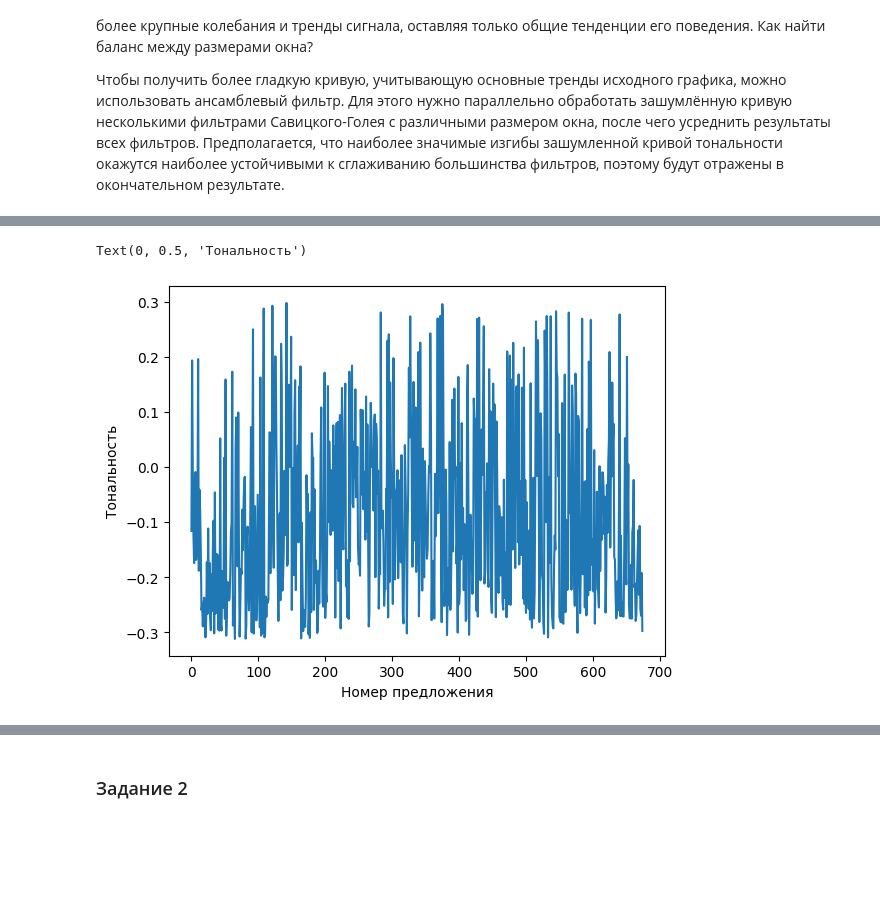
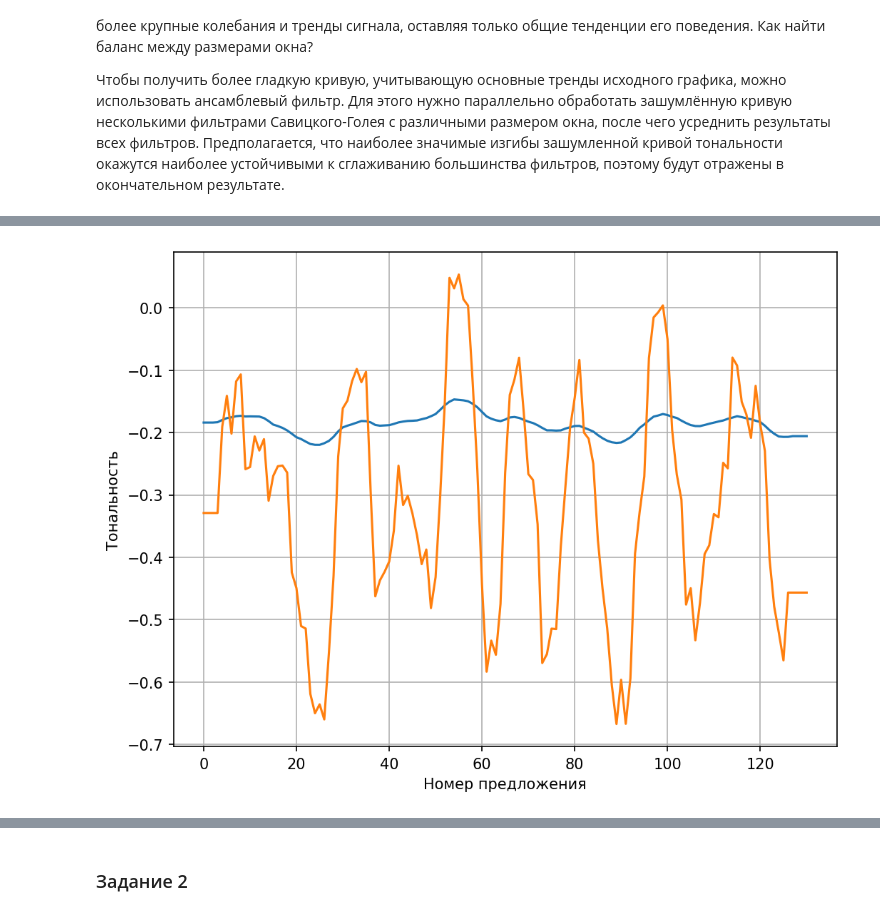
Before and after one commit to Eshasss/i-love-crispy-laptops, a Jupyter notebook: CompLing/CompLing 9 - Sentiment Analysis/27.02.2025_sentiment_analysis.ipynb, the cells around one changed output, grey strips where cells are left out. Cells and saved outputs as stored; diff of their text form; code cells hidden in the pictures; blank space fills up the shorter version.

```diff
--- a/CompLing/CompLing 9 - Sentiment Analysis/27.02.2025_sentiment_analysis.ipynb
+++ b/CompLing/CompLing 9 - Sentiment Analysis/27.02.2025_sentiment_analysis.ipynb
@@ -30,6 +32,6 @@ from scipy.signal import savgol_filter
 # %%
 # Прочитаем текст из целевого файла.
 # Не забудьте загрузить его, используя вкладку "Файлы" слева сбоку
-with open('text.txt', 'r', encoding='utf-8') as f:
+with open('text1.txt', 'r', encoding='utf-8') as f:
     text = f.read()
 # ВАШ КОД ЗДЕСЬ
@@ -44,12 +40,14 @@ def clean_text(text: str) -> str:
     # Заменяем переносы строк на пробелы, убираем лишние пробелы
 
     # ВАШ КОД ЗДЕСЬ
-    for i in range(len(text)):
-        if text[i] == "\n" and unicodedata.category(text[i-1]).startswith("P"):
-            #print('aaaa')
-            text = text.replace(text[i], ' ')
-        elif  text[i] == "\n":
-            text = text.replace(text[i], '. ')
+    # for i in range(len(text)):
+    #     if text[i] == "\n" and unicodedata.category(text[i-1]).startswith("P"):
+    #         #print('aaaa')
+    #         text = text.replace(text[i], ' ')
+    #     elif  text[i] == "\n":
+    #         text = text.replace(text[i], '. ')
+    cleaned_text = text.replace('\n', ' ')
+    cleaned_text = re.sub(r'\s+', ' ', cleaned_text).strip()
 
 
     #cleaned_text = ...
@@ -160,12 +174,8 @@ def ensemble_filter(data: list, n_filters=100, polyorder=0, **savgol_args) -> li
     # Если шаг получается дробным, округлите его до целого числа вверх.
     # Затем в цикле пройдитесь по всем значениям window_length, обработайте фильтром Савицкого-Голея данные и приплюсуйте все значения в стартовую переменную.
     # В качестве результата функции верните стартовую переменную, разделённую на n_filters.
-    start = 0
-    end = 20
-    step = 10
-    windows_lens = [math.ceil(step/n_filters) for i in range(1, len(data)//20)]
-    for i in windows_lens:
-        start += savgol_filter(data, window_length=i, polyorder=0)
-    return start/n_filters
+    start, stop = len(data) // 20, len(data) // 2
+    step = max((stop - start) // n_filters, 1)
+    return sum(savgol_filter(data, w, polyorder, **savgol_args) for w in range(start, stop, step)) / n_filters
 
     # ВАШ КОД ЗДЕСЬ
@@ -172,14 +193,15 @@ def ensemble_filter(data: list, n_filters=100, polyorder=0, **savgol_args) -> li
 # %%
 # Произведем фильтрацию сигнала ансамблевым фильтром
-ensemble_filter(data=sentiments)
 # ВАШ КОД ЗДЕСЬ
-figsize=(50, 3)
+filtered_sentiments = savgol_filter(sentiments, window_length=len(sentiments)//15, polyorder=0)
+plt.figure(figsize=(8, 6), dpi=150)
+
 plt.plot(ensemble_filter(data=sentiments))
+plt.plot(filtered_sentiments)
 plt.xlabel('Номер предложения')
 plt.ylabel('Тональность')
 # Заново постройте график кривой эмоциональной тональности с теми же настройками.
-
+plt.grid()
 # ВАШ КОД ЗДЕСЬ
 # %% [output]
-Text(0, 0.5, 'Тональность')
-[figure, old version]
+[figure, new version]
```
Also changed, not shown: parts of 24 cells of this notebook, 6 other files.
